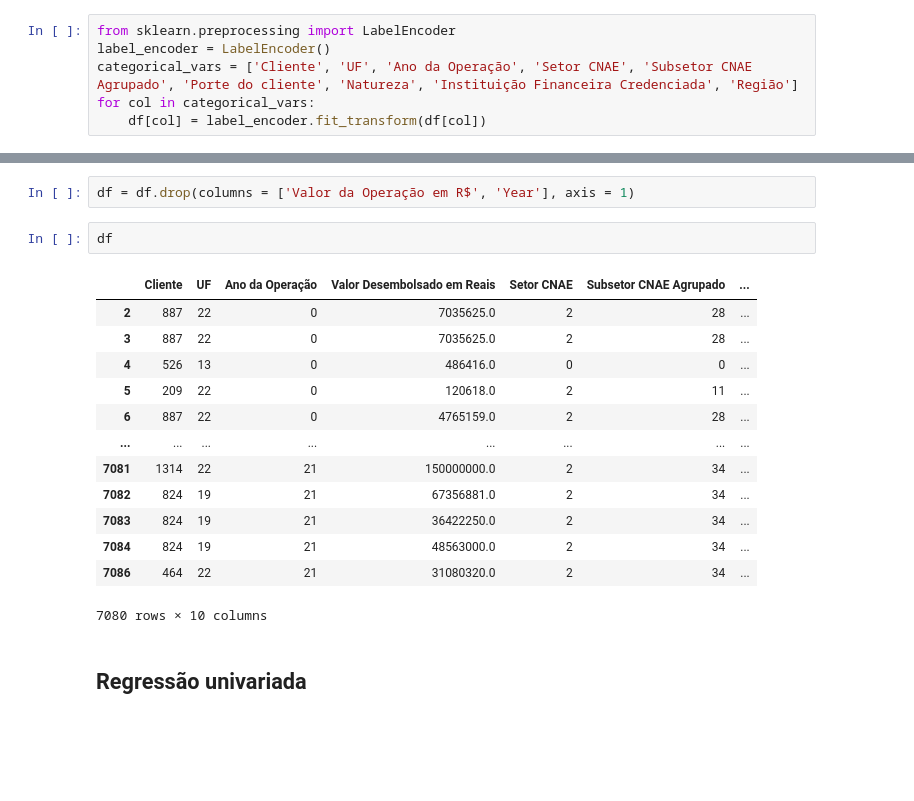
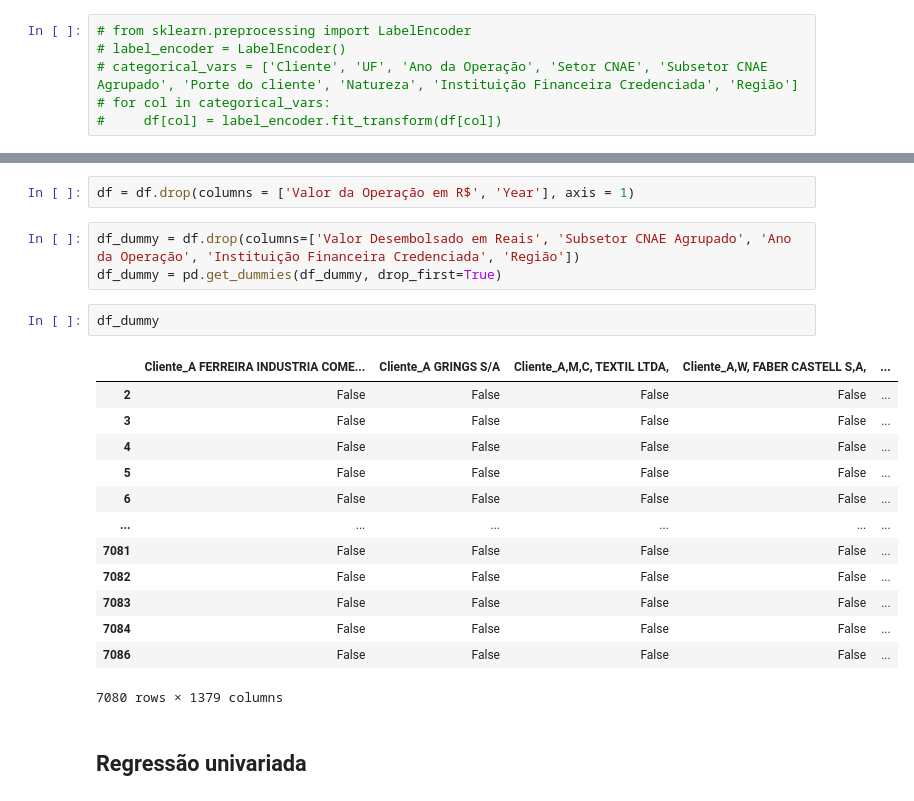
Before and after one commit to PedroHCosme/Analise-Estatistica-BDMG-Emprestimos, a Jupyter notebook: TCC_dados.ipynb, the cells around one changed output, grey strips where cells are left out. Saved outputs shown, nothing was run; the diff lists cells and outputs as text; blank space fills up the shorter version.

```diff
--- a/TCC_dados.ipynb
+++ b/TCC_dados.ipynb
@@ -244,8 +243,8 @@ plt.show()
 # %% [markdown]
 ## Codificando colunas categóricas para análise de regressão
 # %%
-from sklearn.preprocessing import LabelEncoder
-label_encoder = LabelEncoder()
-categorical_vars = ['Cliente', 'UF', 'Ano da Operação', 'Setor CNAE', 'Subsetor CNAE Agrupado', 'Porte do cliente', 'Natureza', 'Instituição Financeira Credenciada', 'Região']
-for col in categorical_vars:
-    df[col] = label_encoder.fit_transform(df[col])
+# from sklearn.preprocessing import LabelEncoder
+# label_encoder = LabelEncoder()
+# categorical_vars = ['Cliente', 'UF', 'Ano da Operação', 'Setor CNAE', 'Subsetor CNAE Agrupado', 'Porte do cliente', 'Natureza', 'Instituição Financeira Credenciada', 'Região']
+# for col in categorical_vars:
+#     df[col] = label_encoder.fit_transform(df[col])
@@ -269,22 +256,25 @@ df
 X = df.drop(columns = ['Cliente', 'Ano da Operação', 'Valor Desembolsado em Reais','Valor da Operação em R$', 'Year'], axis=1)
 # %%
 df = df.drop(columns = ['Valor da Operação em R$', 'Year'], axis = 1)
-# %%
-df
-# %% [output]
-|  | Cliente | UF | Ano da Operação | Valor Desembolsado em Reais | Setor CNAE | Subsetor CNAE Agrupado | ... |
-| 2 | 887 | 22 | 0 | 7035625.0 | 2 | 28 | ... |
-| 3 | 887 | 22 | 0 | 7035625.0 | 2 | 28 | ... |
-| 4 | 526 | 13 | 0 | 486416.0 | 0 | 0 | ... |
-| 5 | 209 | 22 | 0 | 120618.0 | 2 | 11 | ... |
-| 6 | 887 | 22 | 0 | 4765159.0 | 2 | 28 | ... |
-| ... | ... | ... | ... | ... | ... | ... | ... |
-| 7081 | 1314 | 22 | 21 | 150000000.0 | 2 | 34 | ... |
-| 7082 | 824 | 19 | 21 | 67356881.0 | 2 | 34 | ... |
-| 7083 | 824 | 19 | 21 | 36422250.0 | 2 | 34 | ... |
-| 7084 | 824 | 19 | 21 | 48563000.0 | 2 | 34 | ... |
-| 7086 | 464 | 22 | 21 | 31080320.0 | 2 | 34 | ... |
-7080 rows × 10 columns
+# %%
+df_dummy = df.drop(columns=['Valor Desembolsado em Reais', 'Subsetor CNAE Agrupado', 'Ano da Operação', 'Instituição Financeira Credenciada', 'Região'])
+df_dummy = pd.get_dummies(df_dummy, drop_first=True)
+# %%
+df_dummy
+# %% [output]
+|  | Cliente_A FERREIRA INDUSTRIA COME... | Cliente_A GRINGS S/A | Cliente_A,M,C, TEXTIL LTDA, | Cliente_A,W, FABER CASTELL S,A, | ... |
+| 2 | False | False | False | False | ... |
+| 3 | False | False | False | False | ... |
+| 4 | False | False | False | False | ... |
+| 5 | False | False | False | False | ... |
+| 6 | False | False | False | False | ... |
+| ... | ... | ... | ... | ... | ... |
+| 7081 | False | False | False | False | ... |
+| 7082 | False | False | False | False | ... |
+| 7083 | False | False | False | False | ... |
+| 7084 | False | False | False | False | ... |
+| 7086 | False | False | False | False | ... |
+7080 rows × 1379 columns
 # %% [markdown]
 ## Regressão univariada
 # %%
```
Also changed, not shown: parts of 7 cells of this notebook.
